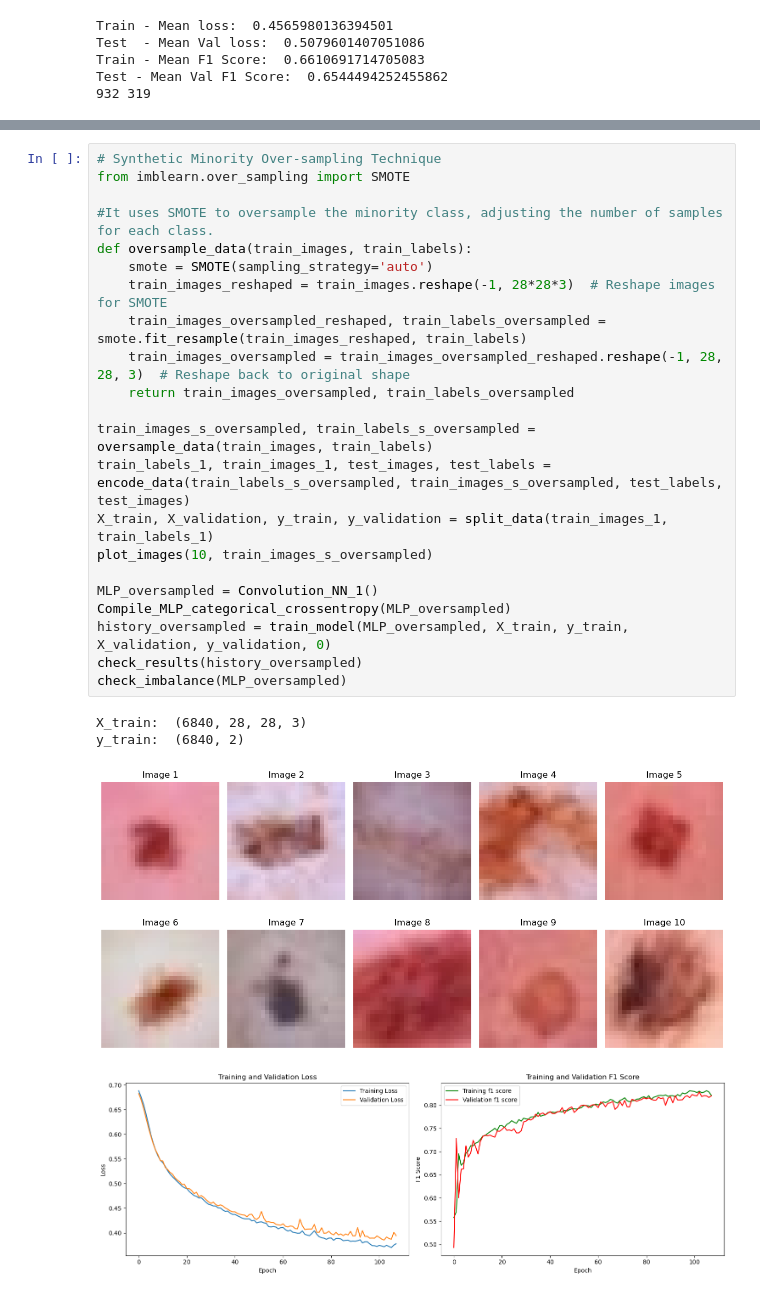
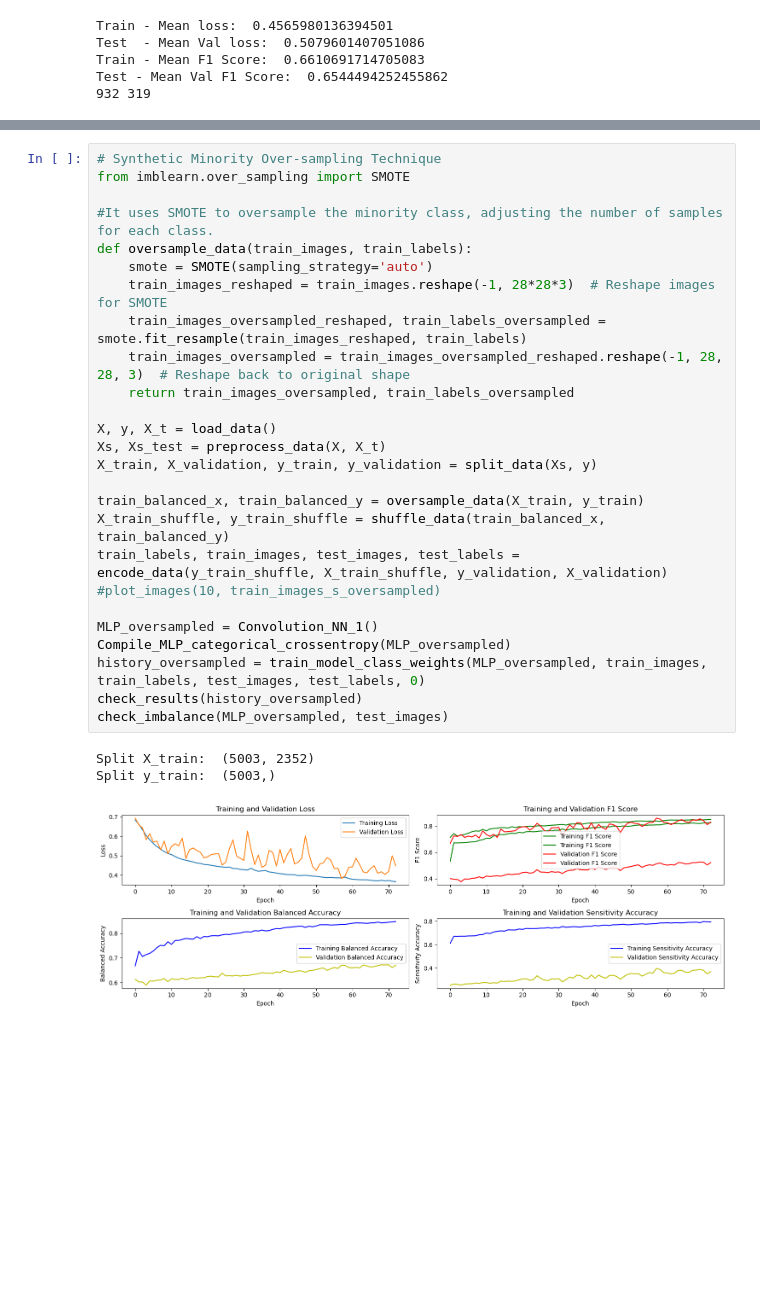
Before and after one commit to duarte3333/Machine_Learning, a Jupyter notebook: Pb1_ImageAnalysis/task1_imageanalysis.ipynb, the cells around one changed output, grey strips where cells are left out. Saved outputs shown, nothing was run; the diff lists cells and outputs as text; blank space fills up the shorter version.

Commit message:
done balanced augmentation

```diff
--- a/Pb1_ImageAnalysis/task1_imageanalysis.ipynb
+++ b/Pb1_ImageAnalysis/task1_imageanalysis.ipynb
@@ -385,27 +499,30 @@ Test - Mean Val F1 Score:  0.8636873066425323
 # %%
 # Synthetic Minority Over-sampling Technique
 from imblearn.over_sampling import SMOTE
 
 #It uses SMOTE to oversample the minority class, adjusting the number of samples for each class.
 def oversample_data(train_images, train_labels):
     smote = SMOTE(sampling_strategy='auto')
     train_images_reshaped = train_images.reshape(-1, 28*28*3)  # Reshape images for SMOTE
     train_images_oversampled_reshaped, train_labels_oversampled = smote.fit_resample(train_images_reshaped, train_labels)
     train_images_oversampled = train_images_oversampled_reshaped.reshape(-1, 28, 28, 3)  # Reshape back to original shape
     return train_images_oversampled, train_labels_oversampled
 
-train_images_s_oversampled, train_labels_s_oversampled = oversample_data(train_images, train_labels)
-train_labels_1, train_images_1, test_images, test_labels = encode_data(train_labels_s_oversampled, train_images_s_oversampled, test_labels, test_images)
-X_train, X_validation, y_train, y_validation = split_data(train_images_1, train_labels_1)
-plot_images(10, train_images_s_oversampled)
+X, y, X_t = load_data()
+Xs, Xs_test = preprocess_data(X, X_t)
+X_train, X_validation, y_train, y_validation = split_data(Xs, y)
+
+train_balanced_x, train_balanced_y = oversample_data(X_train, y_train)
+X_train_shuffle, y_train_shuffle = shuffle_data(train_balanced_x, train_balanced_y)
+train_labels, train_images, test_images, test_labels = encode_data(y_train_shuffle, X_train_shuffle, y_validation, X_validation)
+#plot_images(10, train_images_s_oversampled)
 
 MLP_oversampled = Convolution_NN_1()
 Compile_MLP_categorical_crossentropy(MLP_oversampled)
-history_oversampled = train_model(MLP_oversampled, X_train, y_train, X_validation, y_validation, 0)
+history_oversampled = train_model_class_weights(MLP_oversampled, train_images, train_labels, test_images, test_labels, 0)
 check_results(history_oversampled)
-check_imbalance(MLP_oversampled)
+check_imbalance(MLP_oversampled, test_images)
 # %% [output]
-X_train:  (6840, 28, 28, 3)
-y_train:  (6840, 2)
+Split X_train:  (5003, 2352)
+Split y_train:  (5003,)
-[figure, old version]
+[figure, new version]
-[figure, removed]
```
Also changed, not shown: parts of 12 cells of this notebook.
